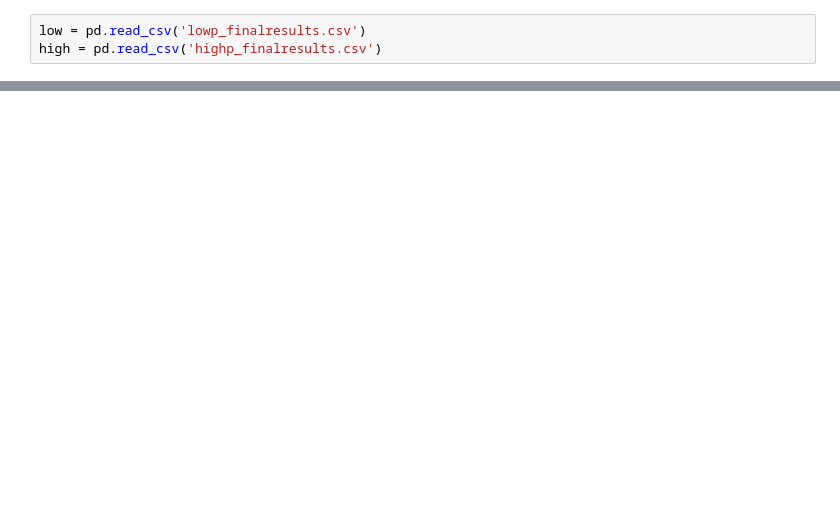
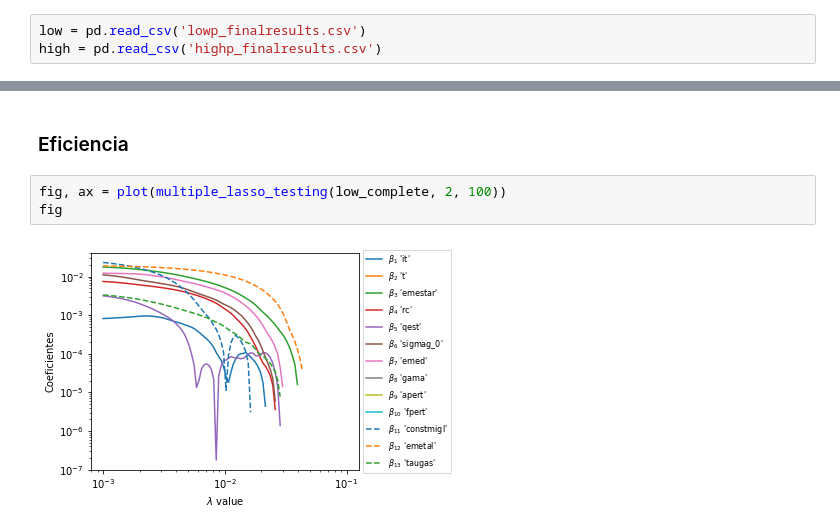
Before and after one commit to jsbarbosa/JuanBarbosa_Tarea3, a Jupyter notebook: Unify.ipynb, the cells around one changed output, grey strips where cells are left out. Drawn from its saved outputs; the diff is of its cells as text; blank space fills up the shorter version.

```diff
--- a/Unify.ipynb
+++ b/Unify.ipynb
@@ -50,0 +122,7 @@ high_complete.head()
+# %% [markdown]
+### Eficiencia
+# %%
+fig, ax = plot(multiple_lasso_testing(low_complete, 2, 100))
+fig
+# %% [output]
+[figure, added]
```
Also changed, not shown: parts of 10 cells of this notebook.
